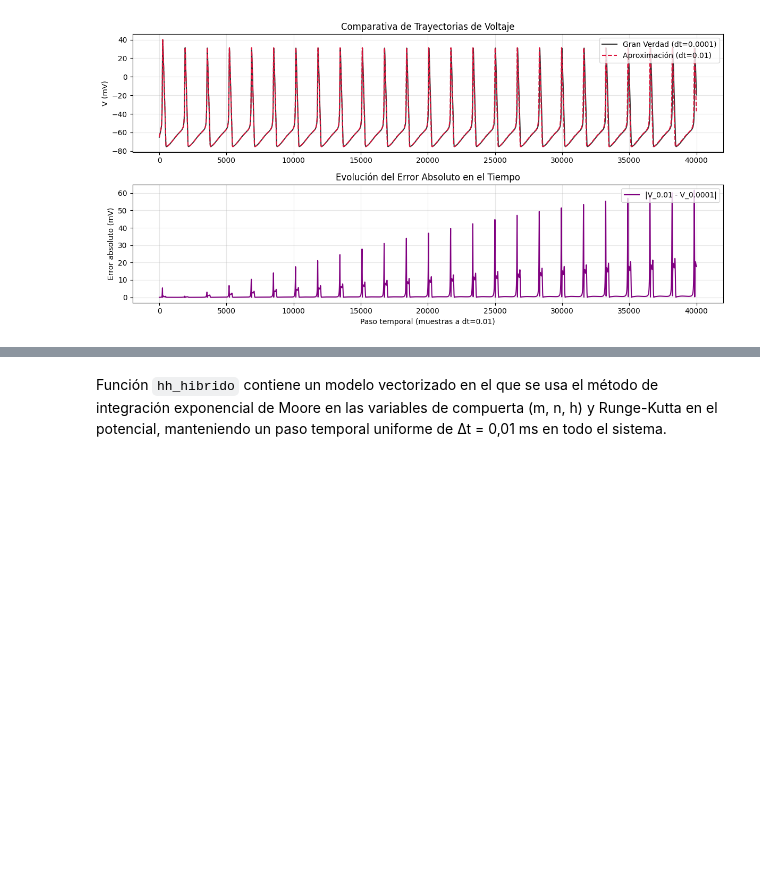
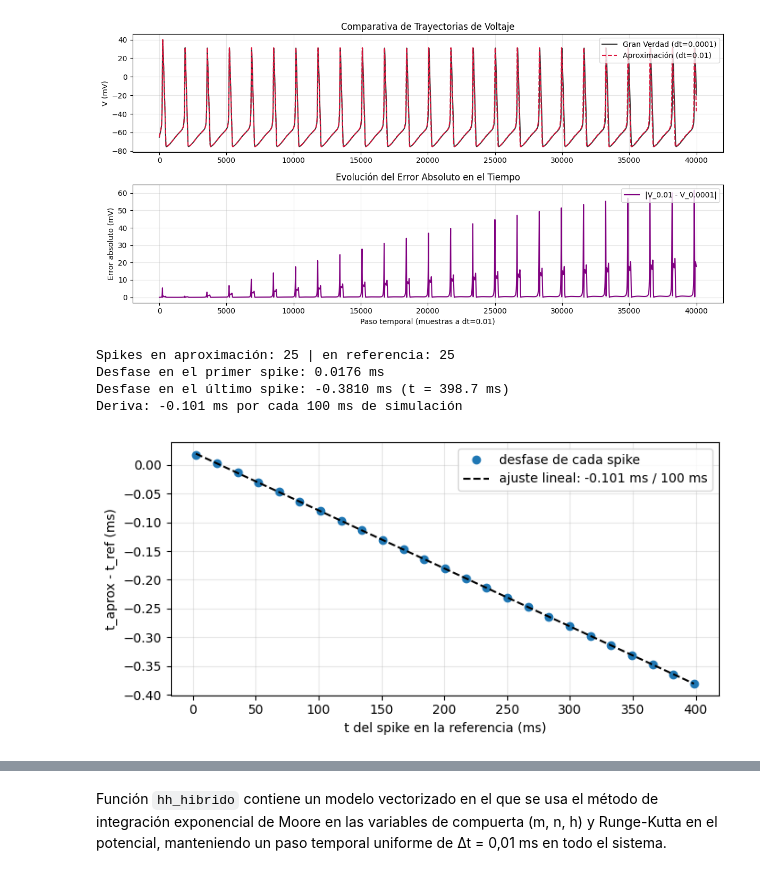
Before and after one commit to Alonso-Camara/TFM-M-tricas-de-flujo-de-Informaci-n, a Jupyter notebook: notebooks/Modelo Hodgkin–Huxley.ipynb, the cells around one changed output, grey strips where cells are left out. Drawn from its saved outputs; the diff is of its cells as text; code cells hidden in the pictures; blank space fills up the shorter version.

```diff
--- a/notebooks/Modelo Hodgkin–Huxley.ipynb
+++ b/notebooks/Modelo Hodgkin–Huxley.ipynb
@@ -194,3 +194,37 @@ Error Absoluto Medio (MAE):   2.3911 mV
 Raíz del Error Cuadrático (RMSE): 6.6179 mV
 Error Máximo Puntuual:        61.6293 mV
 [figure]
+# %%
+def tiempos_spike(V, dt, umbral=0.0):
+    """Instantes de cruce ascendente del umbral, con interpolación lineal (en ms)."""
+    V = np.asarray(V)
+    idx = np.where((V[:-1] < umbral) & (V[1:] >= umbral))[0]
+    frac = (umbral - V[idx]) / (V[idx + 1] - V[idx])
+    return (idx + frac) * dt
+
+t_aprox = tiempos_spike(V_001, 0.01)        # dt = 0.01 ms
+t_ref   = tiempos_spike(V_ref_full, 1e-4)   # dt = 1e-4 ms, resolución completa
+
+n = min(len(t_aprox), len(t_ref))
+desfase = t_aprox[:n] - t_ref[:n]
+coef = np.polyfit(t_ref[:n], desfase, 1)
+pendiente = coef[0]
+
+print(f"Spikes en aproximación: {len(t_aprox)} | en referencia: {len(t_ref)}")
+print(f"Desfase en el primer spike: {desfase[0]:.4f} ms")
+print(f"Desfase en el último spike: {desfase[-1]:.4f} ms (t = {t_ref[n-1]:.1f} ms)")
+print(f"Deriva: {pendiente*100:.3f} ms por cada 100 ms de simulación")
+
+plt.figure(figsize=(7, 3.5))
+plt.plot(t_ref[:n], desfase, 'o', label='desfase de cada spike')
+plt.plot(t_ref[:n], np.polyval(coef, t_ref[:n]), 'k--',
+         label=f'ajuste lineal: {pendiente*100:.3f} ms / 100 ms')
+plt.xlabel('t del spike en la referencia (ms)')
+plt.ylabel('t_aprox - t_ref (ms)')
+plt.legend(); plt.grid(alpha=0.3); plt.tight_layout(); plt.show()
+# %% [output]
+Spikes en aproximación: 25 | en referencia: 25
+Desfase en el primer spike: 0.0176 ms
+Desfase en el último spike: -0.3810 ms (t = 398.7 ms)
+Deriva: -0.101 ms por cada 100 ms de simulación
+[figure, added]
```
Also changed, not shown: parts of 1 cell of this notebook.
